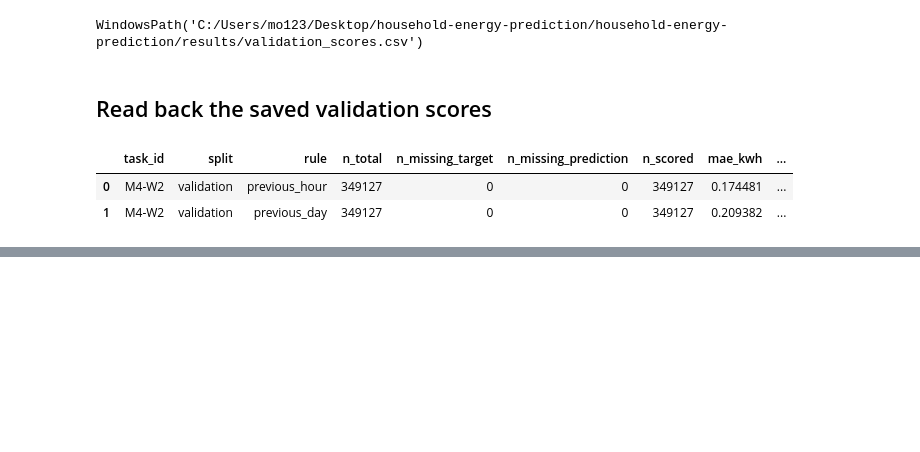
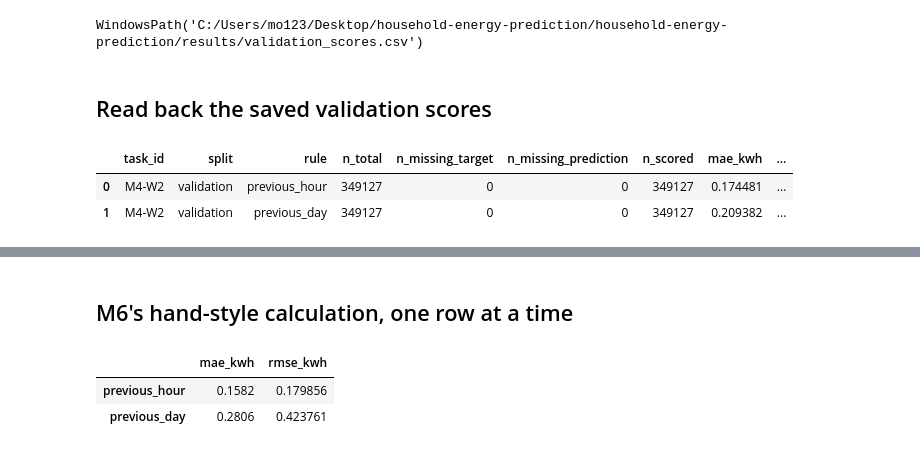
Before and after one commit to Fadhlallah-Almohammed/household-energy-prediction, a Jupyter notebook: notebooks/M4/calculate_prediction_errors.ipynb, the cells around one changed output, grey strips where cells are left out. Drawn from its saved outputs; the diff is of its cells as text; code cells hidden in the pictures; blank space fills up the shorter version.

```diff
--- a/notebooks/M4/calculate_prediction_errors.ipynb
+++ b/notebooks/M4/calculate_prediction_errors.ipynb
@@ -444,0 +471,14 @@ pd.read_csv(val_scores_path)
+# %% [markdown]
+## M6's hand-style calculation, one row at a time
+# %%
+hand = {}
+for rule, column in [("previous_hour", "pred_prev_hour"), ("previous_day", "pred_prev_day")]:
+    err = [a - p for a, p in zip(five["actual_kwh"], five[column])]
+    hand[rule] = {"mae_kwh": sum(abs(e) for e in err) / len(err),
+                  "rmse_kwh": (sum(e * e for e in err) / len(err)) ** 0.5}
+hand = pd.DataFrame(hand).T
+hand
+# %% [output]
+|  | mae_kwh | rmse_kwh |
+| previous_hour | 0.1582 | 0.179856 |
+| previous_day | 0.2806 | 0.423761 |
```
Also changed, not shown: parts of 12 cells of this notebook.
